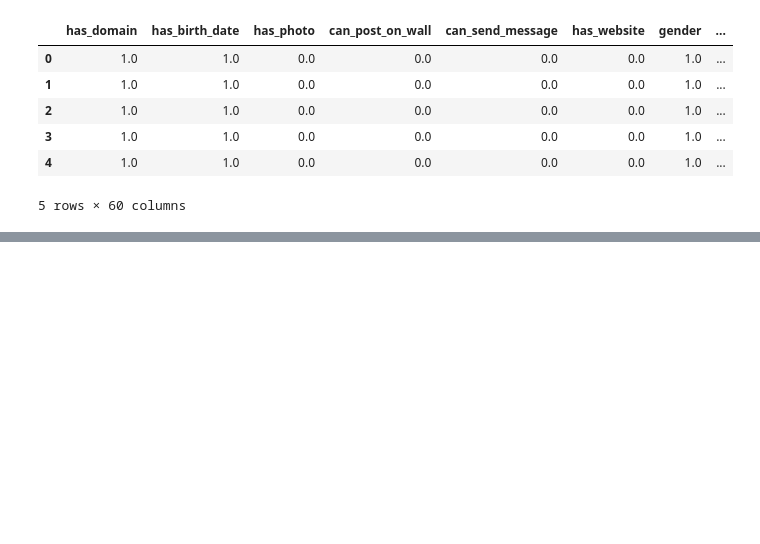
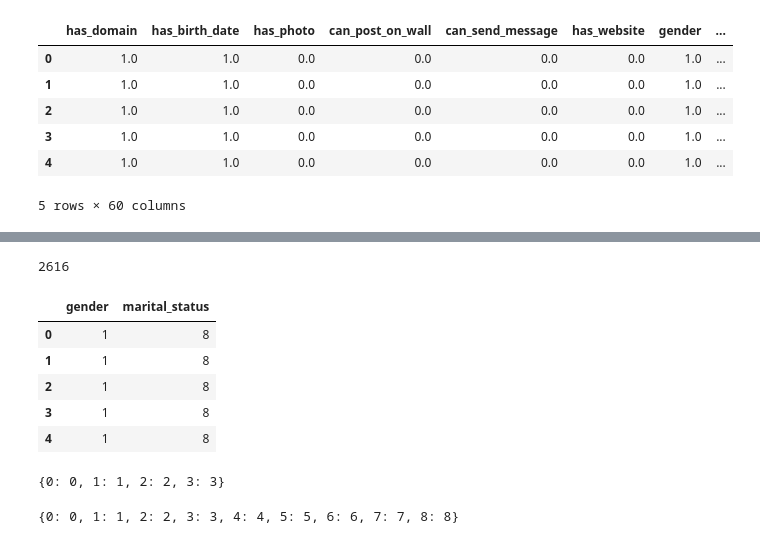
Before and after one commit to ruslynruslyn/DataEngineering, a Jupyter notebook: UsersBots.ipynb, the cells around one changed output, grey strips where cells are left out. Saved outputs shown, nothing was run; the diff lists cells and outputs as text; code cells hidden in the pictures; blank space fills up the shorter version.

Commit message:
Examined and cleaned data, identifying potential duplicates and missing values

```diff
--- a/UsersBots.ipynb
+++ b/UsersBots.ipynb
@@ -41,0 +114,4 @@ df.head()
+# %%
+df_cleaned=df.copy()
+
+df_cleaned.fillna(value=pd.NA, inplace=True)
@@ -41,0 +134,13 @@ df.head()
+# %%
+df_cleaned.duplicate
+# %% [output]
+2616
+# %%
+df_cleaned[columns_to_encode].head().sort_values(by =ascending=False)
+# %% [output]
+|  | gender | marital_status |
+| 0 | 1 | 8 |
+| 1 | 1 | 8 |
+| 2 | 1 | 8 |
+| 3 | 1 | 8 |
+| 4 | 1 | 8 |
@@ -41,0 +153,8 @@ df.head()
+# %%
+label_mappings['gender']
+# %% [output]
+{0: 0, 1: 1, 2: 2, 3: 3}
+# %%
+label_mappings['marital_status']
+# %% [output]
+{0: 0, 1: 1, 2: 2, 3: 3, 4: 4, 5: 5, 6: 6, 7: 7, 8: 8}
```
Also changed, not shown: parts of 11 cells of this notebook.
